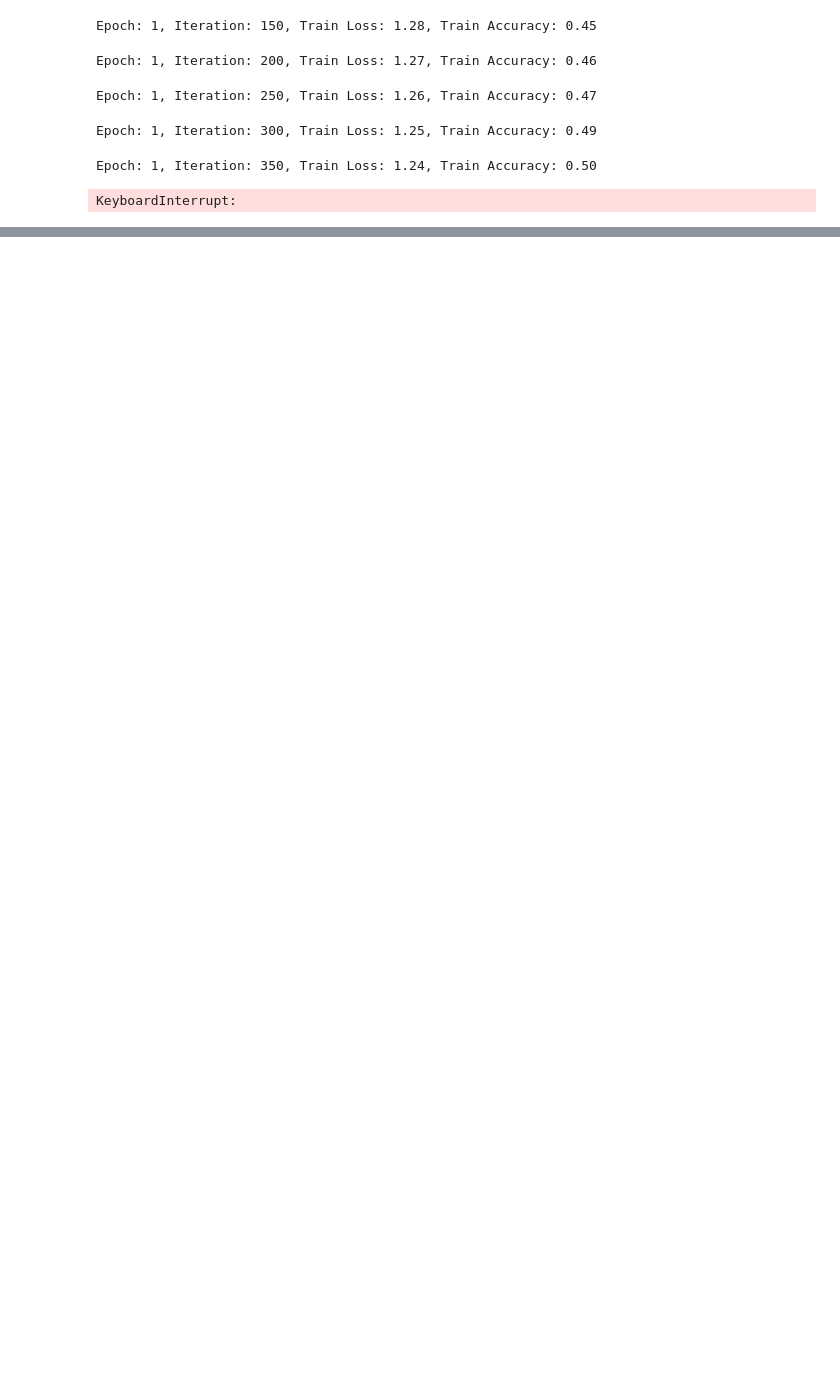
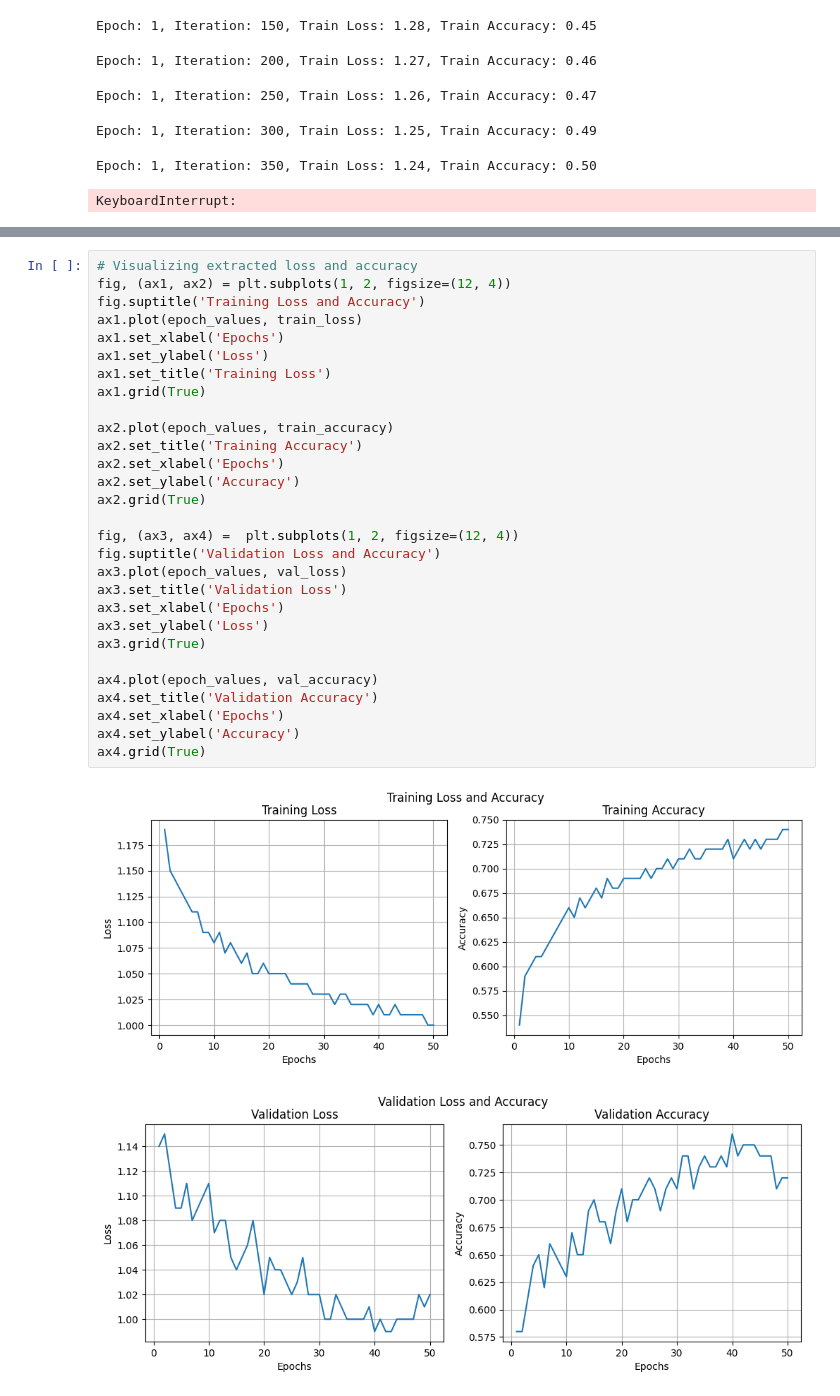
Before and after one commit to yunyunh123/EC523-SER, a Jupyter notebook: SER.ipynb, the cells around one changed output, grey strips where cells are left out. Saved outputs shown, nothing was run; the diff lists cells and outputs as text; blank space fills up the shorter version.

Commit message:
Added Testing and loss + accuracy plots

```diff
--- a/SER.ipynb
+++ b/SER.ipynb
@@ -1014,0 +982,32 @@ AttributeError: 'tuple' object has no attribute 'to'
+# %%
+# Visualizing extracted loss and accuracy
+fig, (ax1, ax2) = plt.subplots(1, 2, figsize=(12, 4))
+fig.suptitle('Training Loss and Accuracy')
+ax1.plot(epoch_values, train_loss)
+ax1.set_xlabel('Epochs')
+ax1.set_ylabel('Loss')
+ax1.set_title('Training Loss')
+ax1.grid(True)
+
+ax2.plot(epoch_values, train_accuracy)
+ax2.set_title('Training Accuracy')
+ax2.set_xlabel('Epochs')
+ax2.set_ylabel('Accuracy')
+ax2.grid(True)
+
+fig, (ax3, ax4) =  plt.subplots(1, 2, figsize=(12, 4))
+fig.suptitle('Validation Loss and Accuracy')
+ax3.plot(epoch_values, val_loss)
+ax3.set_title('Validation Loss')
+ax3.set_xlabel('Epochs')
+ax3.set_ylabel('Loss')
+ax3.grid(True)
+
+ax4.plot(epoch_values, val_accuracy)
+ax4.set_title('Validation Accuracy')
+ax4.set_xlabel('Epochs')
+ax4.set_ylabel('Accuracy')
+ax4.grid(True)
+# %% [output]
+[figure, added]
+[figure, added]
```
Also changed, not shown: parts of 23 cells of this notebook.
